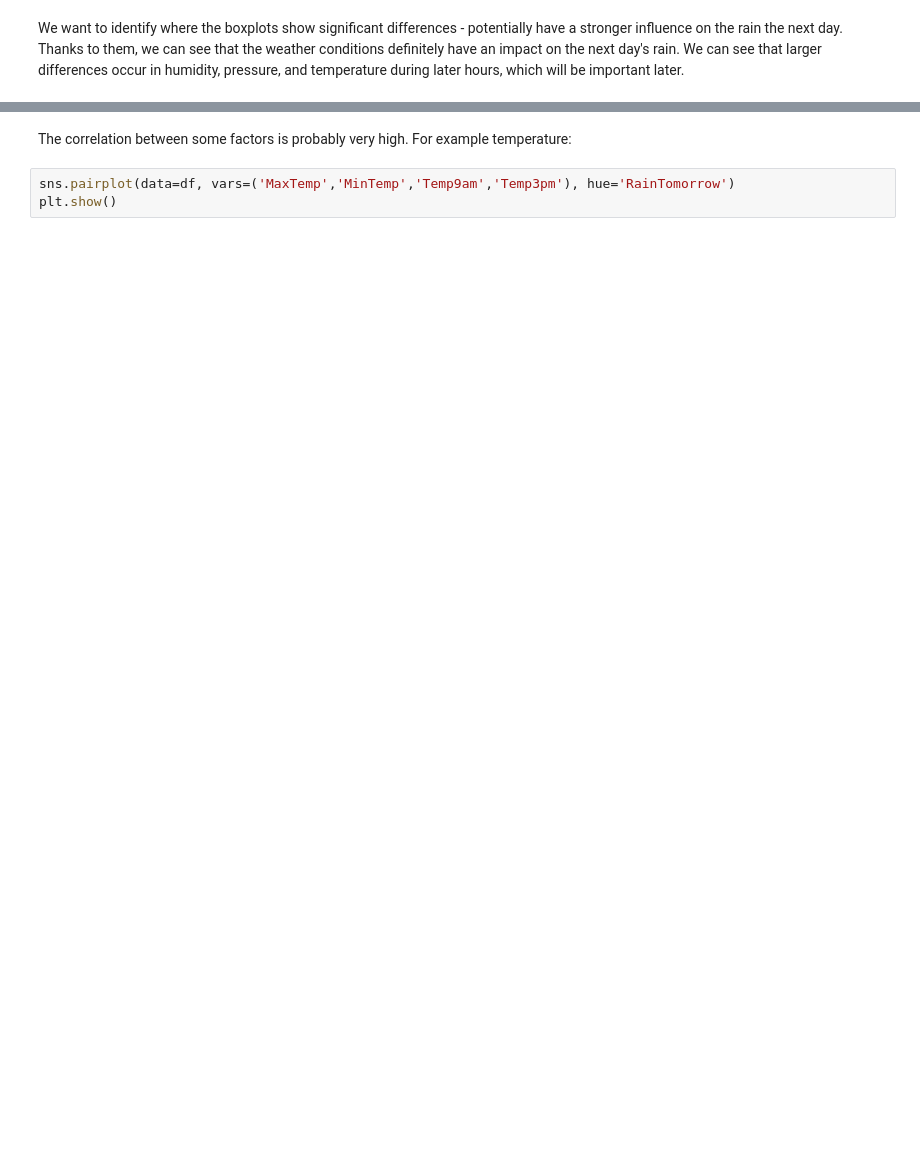
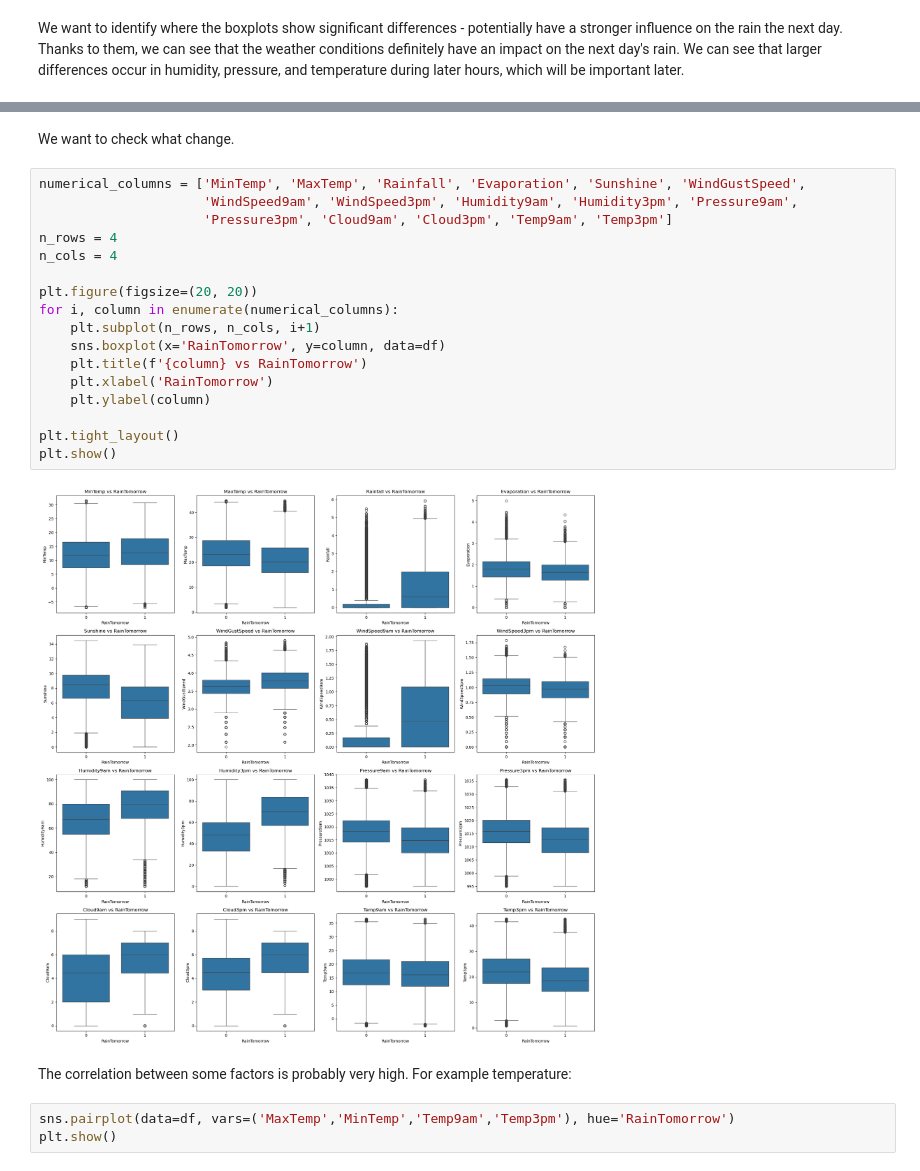
Before and after one commit to zielinskim04/IntroductionToMachineLearning, a Jupyter notebook: projekt_1.ipynb, the cells around one changed output, grey strips where cells are left out. Cells and saved outputs as stored; diff of their text form; blank space fills up the shorter version.

```diff
--- a/projekt_1.ipynb
+++ b/projekt_1.ipynb
@@ -425,3 +486,24 @@ plt.show()
+# %% [markdown]
+We want to check what change.
+# %%
+numerical_columns = ['MinTemp', 'MaxTemp', 'Rainfall', 'Evaporation', 'Sunshine', 'WindGustSpeed',
+                     'WindSpeed9am', 'WindSpeed3pm', 'Humidity9am', 'Humidity3pm', 'Pressure9am',
+                     'Pressure3pm', 'Cloud9am', 'Cloud3pm', 'Temp9am', 'Temp3pm']
+n_rows = 4
+n_cols = 4
+
+plt.figure(figsize=(20, 20))
+for i, column in enumerate(numerical_columns):
+    plt.subplot(n_rows, n_cols, i+1)
+    sns.boxplot(x='RainTomorrow', y=column, data=df)
+    plt.title(f'{column} vs RainTomorrow')
+    plt.xlabel('RainTomorrow')
+    plt.ylabel(column)
+
+plt.tight_layout()
+plt.show()
+# %% [output]
+[figure, added]
 # %% [markdown]
 The correlation between some factors is probably very high. For example temperature:
 # %%
```
Also changed, not shown: parts of 59 cells of this notebook.
